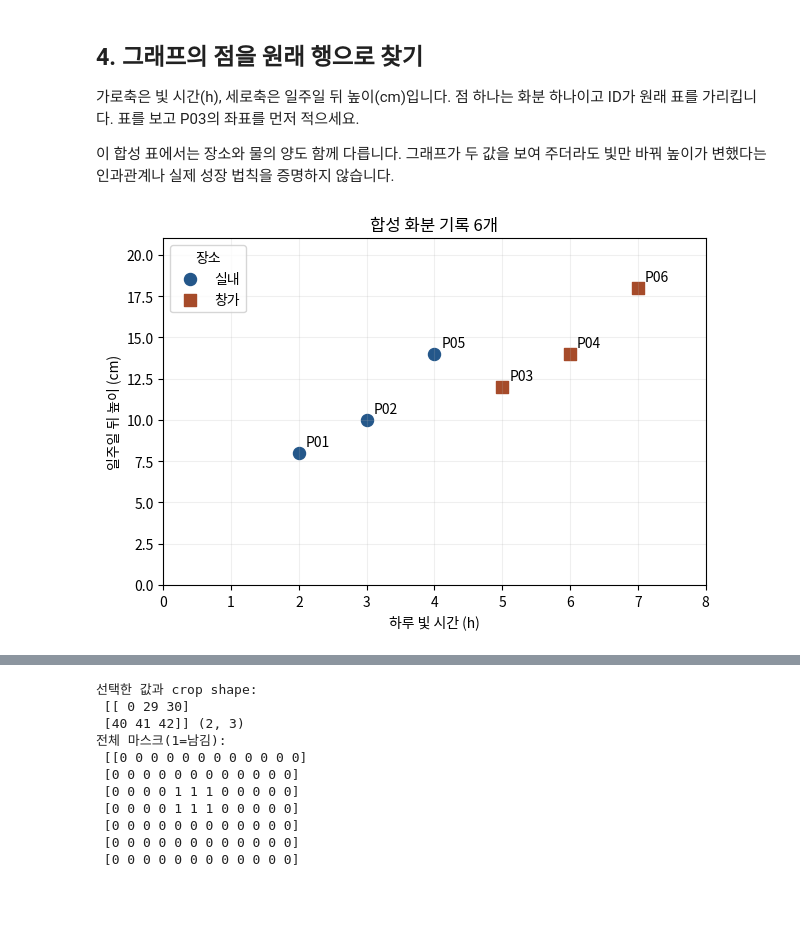
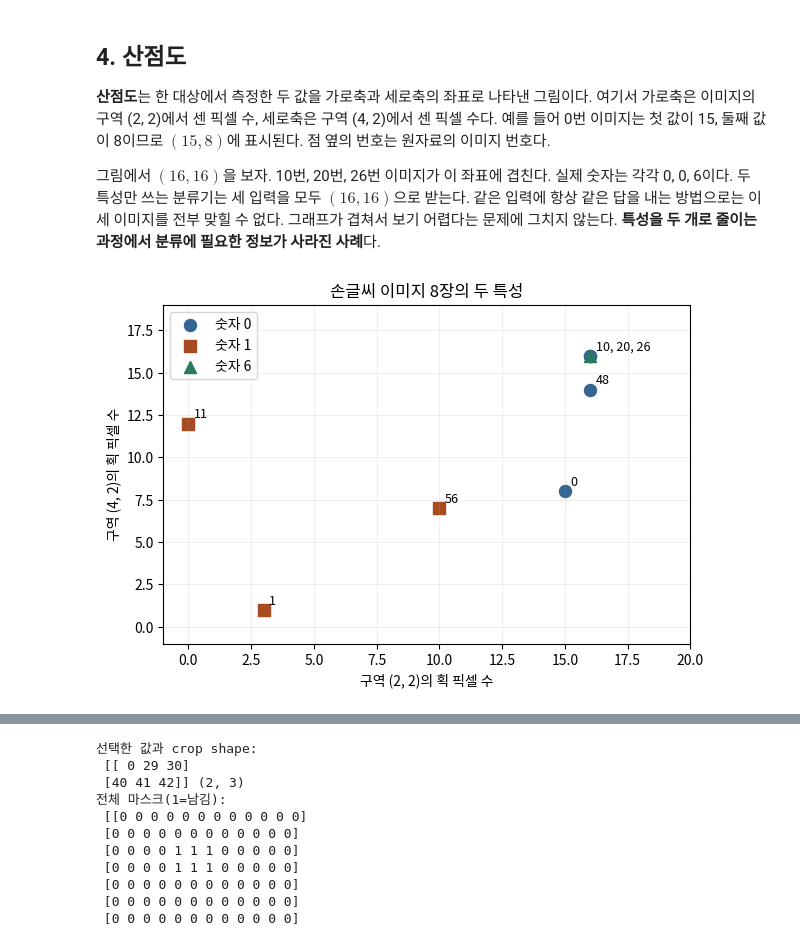
Before and after one commit to jlee-ax/AI-Olympiad, a Jupyter notebook: lessons/week01/week01_integrated.ipynb, the cells around one changed output, grey strips where cells are left out. Drawn from its saved outputs; the diff is of its cells as text; code cells hidden in the pictures; blank space fills up the shorter version.

```diff
--- a/lessons/week01/week01_integrated.ipynb
+++ b/lessons/week01/week01_integrated.ipynb
@@ -123,8 +134,9 @@ P01~P03의 높이 [8,10,12]cm의 평균은 10cm, 평균에서 뺀 편차는 [−
 # %%
-three_heights = np.array([8, 10, 12], dtype=float)
-deviations = three_heights - three_heights.mean()
-print("평균(cm):", three_heights.mean())
-print("편차(cm):", deviations)
-print("분산(cm², ddof=0):", (deviations ** 2).mean())
-assert np.isclose(three_heights.var(ddof=0), 8 / 3)
+for values in ([2, 4, 6], [4, 4, 4]):
+    numbers = np.array(values, dtype=float)
+    deviations = numbers - numbers.mean()
+    variance = np.mean(deviations ** 2)
+    print(values, "평균:", numbers.mean(), "편차:", deviations,
+          "분산:", variance, "표준편차:", np.sqrt(variance))
+    assert np.isclose(variance, numbers.var(ddof=0))
 # %% [output]
@@ -194,37 +202,24 @@ reshape:
 # %% [markdown]
-## 4. 그래프의 점을 원래 행으로 찾기
+## 4. 산점도
 
-가로축은 빛 시간(h), 세로축은 일주일 뒤 높이(cm)입니다. 점 하나는 화분 하나이고 ID가 원래 표를 가리킵니다. 표를 보고 P03의 좌표를 먼저 적으세요.
+**산점도**는 한 대상에서 측정한 두 값을 가로축과 세로축의 좌표로 나타낸 그림이다. 여기서 가로축은 이미지의 구역 (2, 2)에서 센 픽셀 수, 세로축은 구역 (4, 2)에서 센 픽셀 수다. 예를 들어 0번 이미지는 첫 값이 15, 둘째 값이 8이므로 $(15,8)$에 표시된다. 점 옆의 번호는 원자료의 이미지 번호다.
 
-이 합성 표에서는 장소와 물의 양도 함께 다릅니다. 그래프가 두 값을 보여 주더라도 빛만 바꿔 높이가 변했다는 인과관계나 실제 성장 법칙을 증명하지 않습니다.
+그림에서 $(16,16)$을 보자. 10번, 20번, 26번 이미지가 이 좌표에 겹친다. 실제 숫자는 각각 0, 0, 6이다. 두 특성만 쓰는 분류기는 세 입력을 모두 $(16,16)$으로 받는다. 같은 입력에 항상 같은 답을 내는 방법으로는 이 세 이미지를 전부 맞힐 수 없다. 그래프가 겹쳐서 보기 어렵다는 문제에 그치지 않는다. **특성을 두 개로 줄이는 과정에서 분류에 필요한 정보가 사라진 사례**다.
 # %%
-import matplotlib.pyplot as plt
-from matplotlib import font_manager
-
-%matplotlib inline
-available_fonts = {font.name for font in font_manager.fontManager.ttflist}
-for font_name in ["Noto Sans CJK KR", "Noto Sans CJK JP", "NanumGothic", "AppleGothic", "Malgun Gothic"]:
-    if font_name in available_fonts:
-        plt.rcParams["font.family"] = font_name
-        break
-else:
-    print("한글 글꼴이 없어 그래프 글자가 깨질 수 있습니다. 한글 글꼴을 설치한 뒤 커널을 다시 시작하세요.")
-plt.rcParams["axes.unicode_minus"] = False
-
-# 장소는 표식으로, 개별 화분은 점 옆 ID로 구분합니다.
-fig, ax = plt.subplots(figsize=(7, 4.5))
-for place, marker, color in [("실내", "o", "#24578A"), ("창가", "s", "#A64B2A")]:
-    group = plants.loc[plants["place"] == place]
-    ax.scatter(group["light_h"], group["height_cm"],
-               marker=marker, color=color, s=75, label=place)
-for row in plants.itertuples(index=False):
-    ax.annotate(row.pot_id, (row.light_h, row.height_cm),
-                xytext=(5, 5), textcoords="offset points")
-ax.set(title="합성 화분 기록 6개", xlabel="하루 빛 시간 (h)",
-       ylabel="일주일 뒤 높이 (cm)", xlim=(0, 8), ylim=(0, 21))
+fig, ax = plt.subplots(figsize=(6.8, 4.4))
+for digit, color, marker in [(0, "#356590", "o"), (1, "#a74c20", "s"), (6, "#287963", "^")]:
+    group = examples.loc[examples["digit"] == digit]
+    ax.scatter(group[feature_names[0]], group[feature_names[1]], s=75,
+               c=color, marker=marker, label=f"숫자 {digit}")
+for (x, y), group in examples.groupby(feature_names, sort=False):
+    numbers = ", ".join(str(index) for index in group.index)
+    ax.annotate(numbers, (x, y), xytext=(4, 4), textcoords="offset points", fontsize=9)
+ax.set(xlabel="구역 (2, 2)의 획 픽셀 수", ylabel="구역 (4, 2)의 획 픽셀 수",
+       title="손글씨 이미지 8장의 두 특성", xlim=(-1, 20), ylim=(-1, 19))
 ax.grid(alpha=0.2)
-ax.legend(title="장소")
+ax.legend()
 plt.show()
+assert not np.array_equal(digits.images[10], digits.images[26])
 # %% [output]
-[figure, old version]
+[figure, new version]
 # %% [markdown]
```
Also changed, not shown: parts of 54 cells of this notebook, 34 other files.
